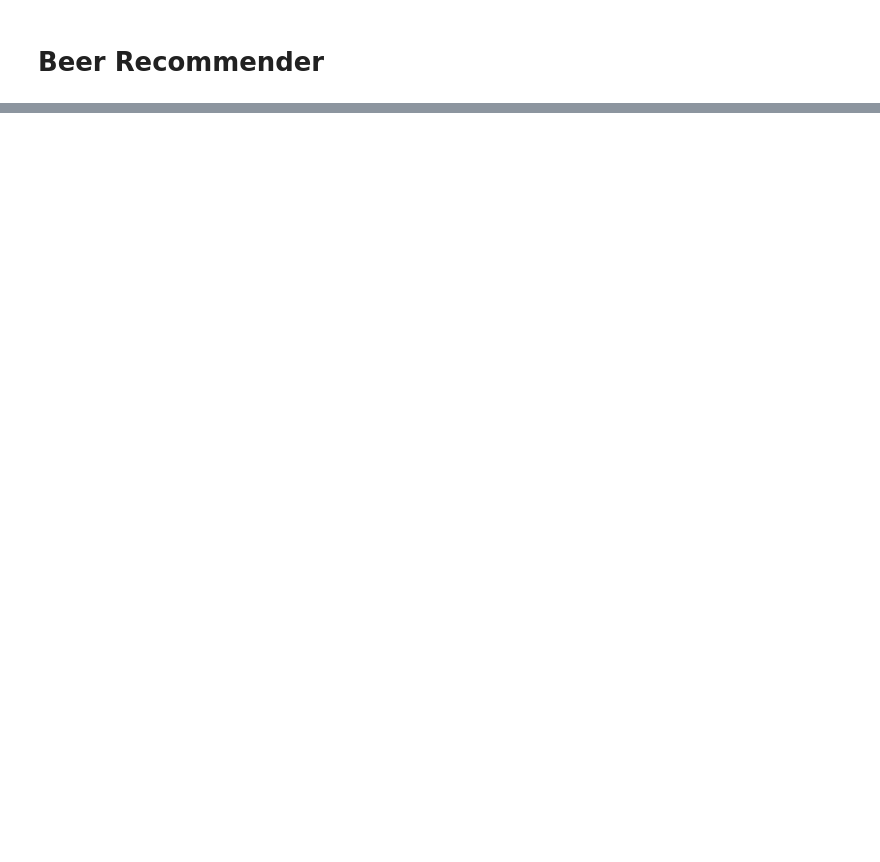
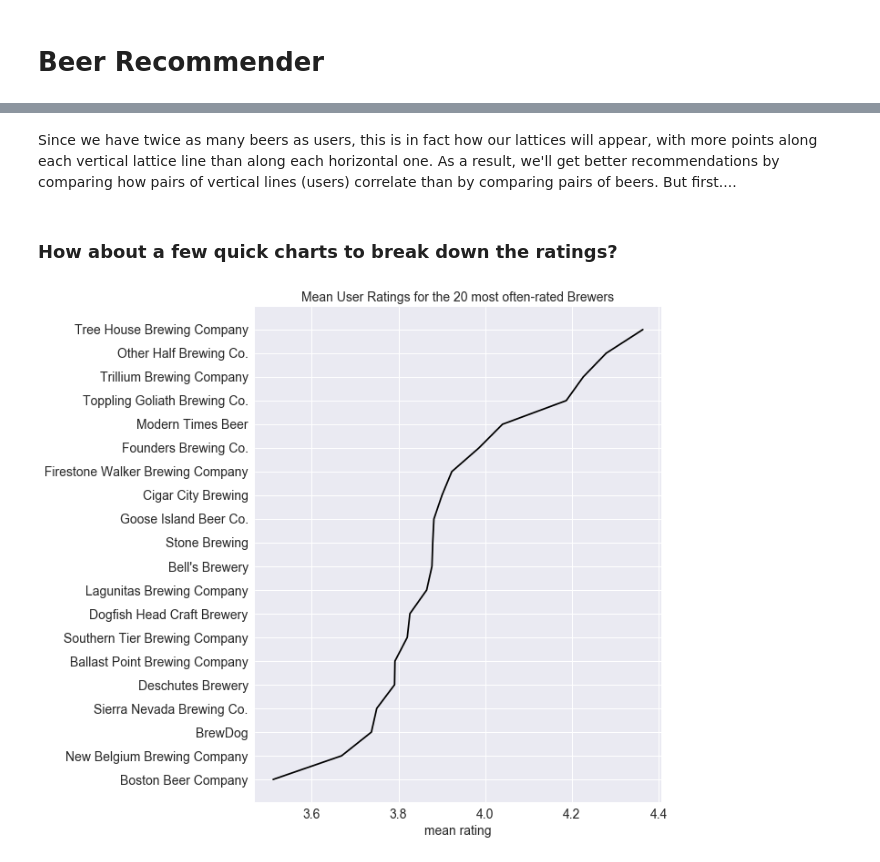
Before and after one commit to ebhtra/springboard, a Jupyter notebook: Beer_Recommender.ipynb, the cells around one changed output, grey strips where cells are left out. Saved outputs shown, nothing was run; the diff lists cells and outputs as text; code cells hidden in the pictures; blank space fills up the shorter version.

Commit message:
First and hopefully almost last commit for the final capstone report

```diff
--- a/Beer_Recommender.ipynb
+++ b/Beer_Recommender.ipynb
@@ -10,0 +177,10 @@ Fortunately, the rise of the American IPA has coincided with the rise of social
+# %% [markdown]
+Since we have twice as many beers as users, this is in fact how our lattices will appear, with more points along each vertical lattice line than along each horizontal one.  As a result, we'll get better recommendations by comparing how pairs of vertical lines (users) correlate than by comparing pairs of beers.  But first....
+# %% [markdown]
+### How about a few quick charts to break down the ratings?
+# %%
+# the following utility function is defined at the bottom of the notebook  [[[LINK TO BOTTOM?]]]
+topXratings(checkins, 'brewery_name', x=20, xlab='mean rating',
+            title='Mean User Ratings for the 20 most often-rated Brewers')
+# %% [output]
+[figure, added]
```
Also changed, not shown: parts of 116 cells of this notebook.
